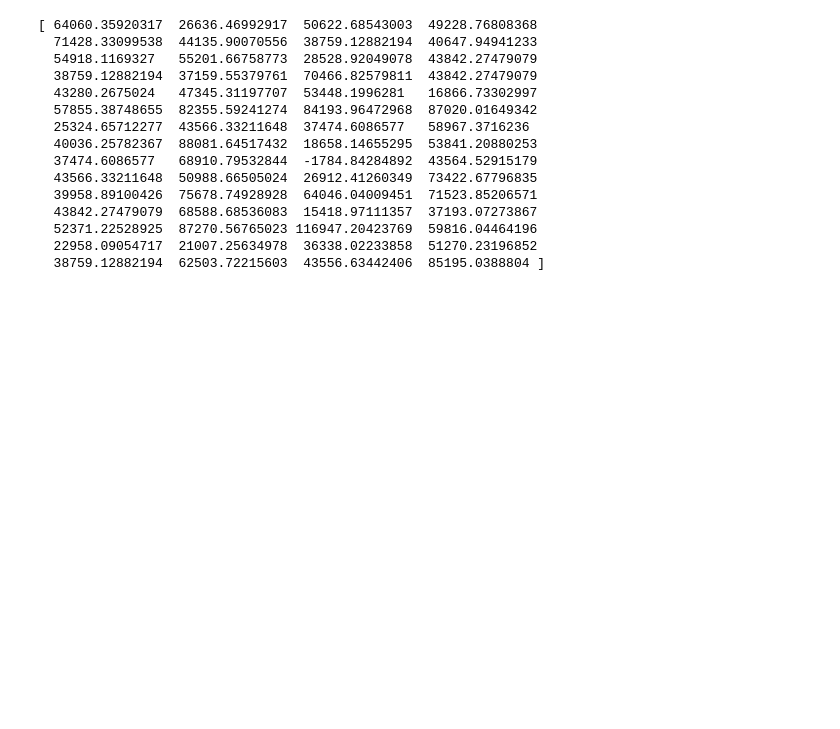
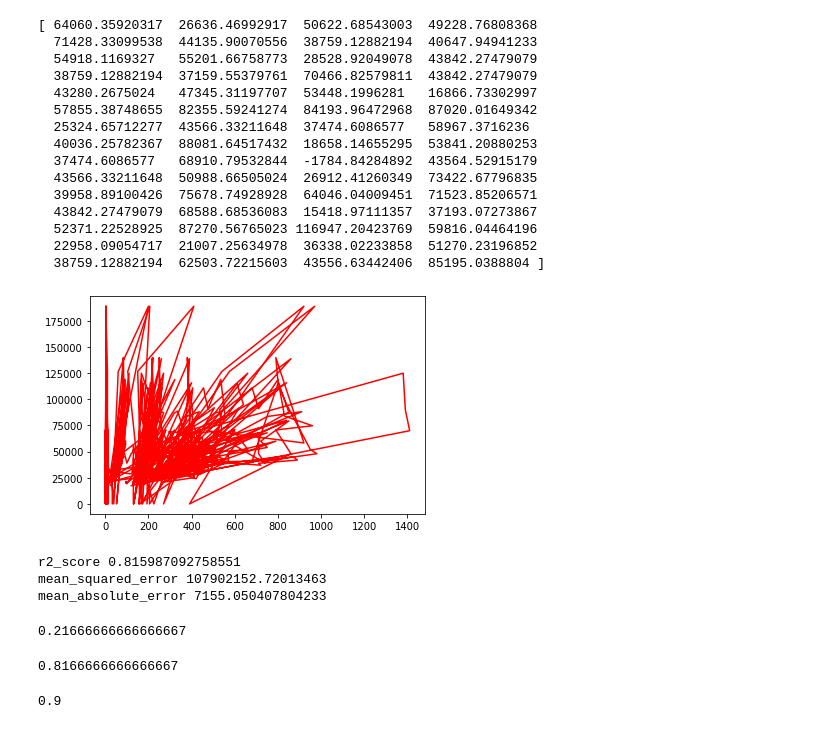
Before and after one commit to Daivar/ML-models-training, a Jupyter notebook: ElectricCars.ipynb, the cells around one changed output. Drawn from its saved outputs; the diff is of its cells as text; code cells hidden in the pictures; blank space fills up the shorter version.

```diff
--- a/ElectricCars.ipynb
+++ b/ElectricCars.ipynb
@@ -445,3 +442,39 @@ print(predictions)
   52371.22528925  87270.56765023 116947.20423769  59816.04464196
   22958.09054717  21007.25634978  36338.02233858  51270.23196852
   38759.12882194  62503.72215603  43556.63442406  85195.0388804 ]
+# %%
+
+plt.plot(X, y, "r-")
+plt.show()
+print("r2_score", r2_score(y_test, regressor.predict(X_test)))
+print("mean_squared_error", mean_squared_error(y_test, regressor.predict(X_test)))
+print("mean_absolute_error", mean_absolute_error(y_test, regressor.predict(X_test)))
+# %% [output]
+[figure, added]
+r2_score 0.815987092758551
+mean_squared_error 107902152.72013463
+mean_absolute_error 7155.050407804233
+# %%
+from sklearn.tree import DecisionTreeClassifier
+from sklearn.metrics import accuracy_score
+
+dt_clf = DecisionTreeClassifier(max_depth=4)
+dt_clf.fit(X_test, y_test)
+
+print(accuracy_score(y_test, dt_clf.predict(X_test)))
+# %% [output]
+0.21666666666666667
+# %%
+dt_clf = DecisionTreeClassifier(max_depth=20)
+dt_clf.fit(X_test, y_test)
+
+print(accuracy_score(y_test, dt_clf.predict(X_test)))
+# %% [output]
+0.8166666666666667
+# %%
+dt_clf = DecisionTreeClassifier(max_depth=22)
+dt_clf.fit(X_test, y_test)
+
+print(accuracy_score(y_test, dt_clf.predict(X_test)))
+# %% [output]
+0.9
```
Also changed, not shown: parts of 21 cells of this notebook.
